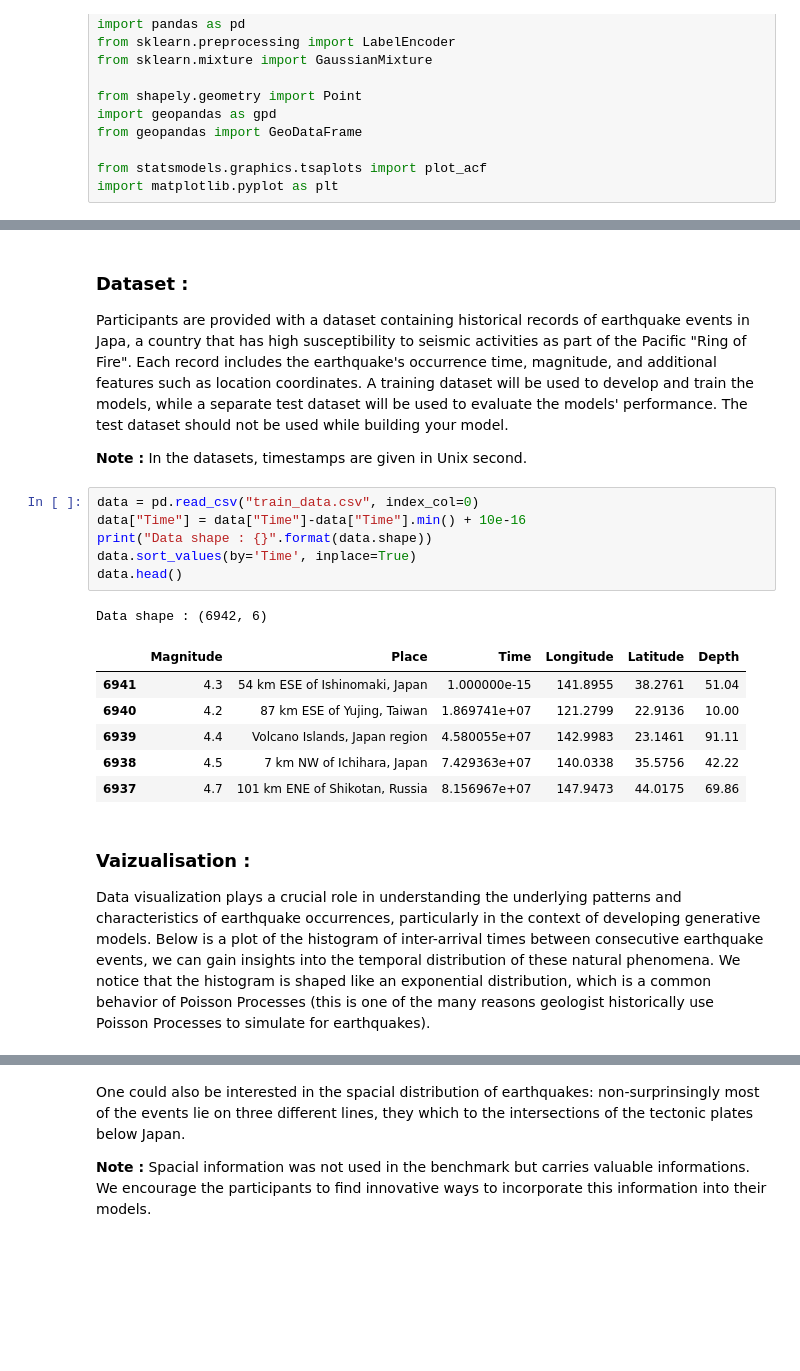
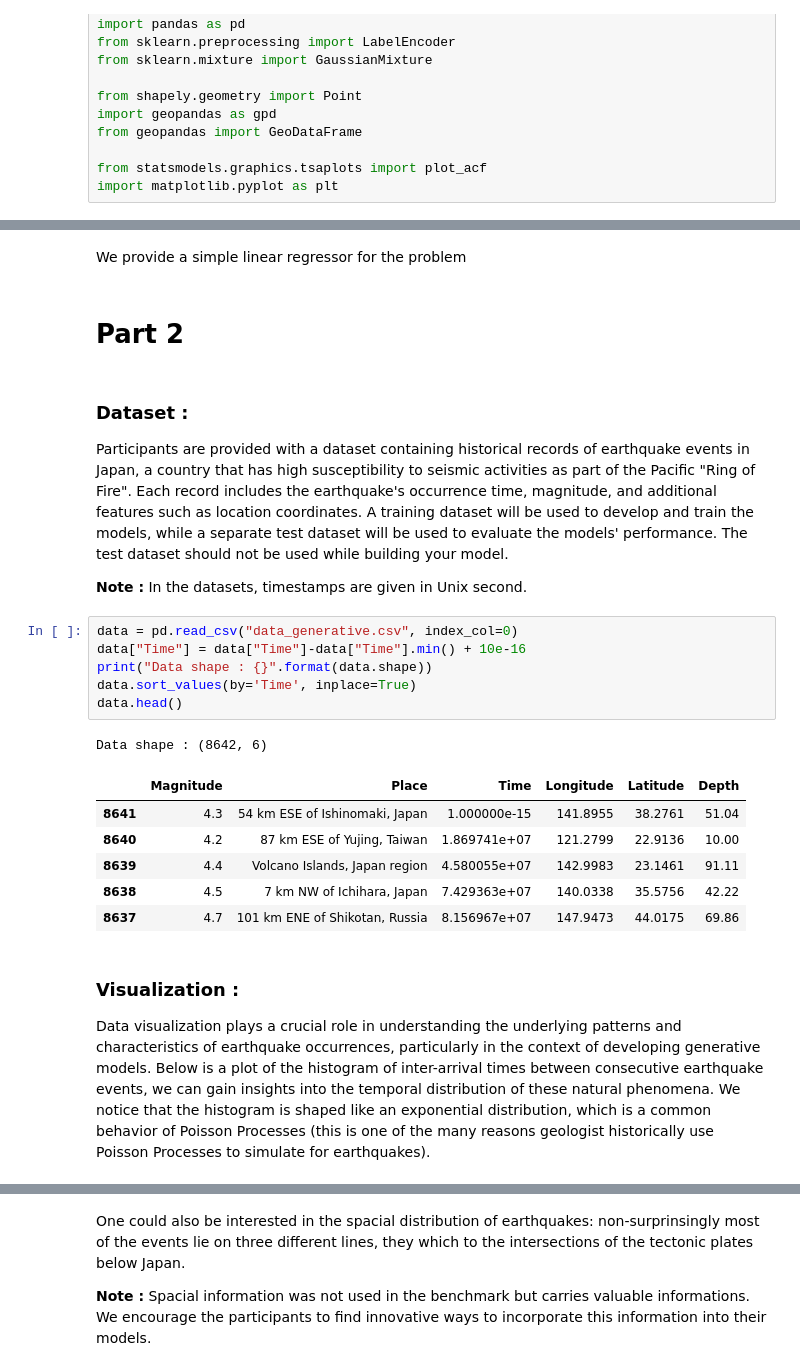
Before and after one commit to DaniloMarinho/Earthquake-generative-modelling, a Jupyter notebook: starting_kit.ipynb, the cells around one changed output, grey strips where cells are left out. Cells and saved outputs as stored; diff of their text form; blank space fills up the shorter version.

```diff
--- a/starting_kit.ipynb
+++ b/starting_kit.ipynb
@@ -31,25 +56,29 @@ import matplotlib.pyplot as plt
+# %% [markdown]
+We provide a simple linear regressor for the problem
+# %% [markdown]
+# Part 2
 # %% [markdown]
 ### Dataset :
 
-Participants are provided with a dataset containing historical records of earthquake events in Japa, a country that has high susceptibility to seismic activities as part of the Pacific "Ring of Fire". Each record includes the earthquake's occurrence time, magnitude, and additional features such as location coordinates. A training dataset will be used to develop and train the models, while a separate test dataset will be used to evaluate the models' performance. The test dataset should not be used while building your model.
+Participants are provided with a dataset containing historical records of earthquake events in Japan, a country that has high susceptibility to seismic activities as part of the Pacific "Ring of Fire". Each record includes the earthquake's occurrence time, magnitude, and additional features such as location coordinates. A training dataset will be used to develop and train the models, while a separate test dataset will be used to evaluate the models' performance. The test dataset should not be used while building your model.
 
 **Note :** In the datasets, timestamps are given in Unix second.
 # %%
-data = pd.read_csv("train_data.csv", index_col=0)
+data = pd.read_csv("data_generative.csv", index_col=0)
 data["Time"] = data["Time"]-data["Time"].min() + 10e-16
 print("Data shape : {}".format(data.shape))
 data.sort_values(by='Time', inplace=True)
 data.head()
 # %% [output]
-Data shape : (6942, 6)
+Data shape : (8642, 6)
 |  | Magnitude | Place | Time | Longitude | Latitude | Depth |
-| 6941 | 4.3 | 54 km ESE of Ishinomaki, Japan | 1.000000e-15 | 141.8955 | 38.2761 | 51.04 |
-| 6940 | 4.2 | 87 km ESE of Yujing, Taiwan | 1.869741e+07 | 121.2799 | 22.9136 | 10.00 |
-| 6939 | 4.4 | Volcano Islands, Japan region | 4.580055e+07 | 142.9983 | 23.1461 | 91.11 |
-| 6938 | 4.5 | 7 km NW of Ichihara, Japan | 7.429363e+07 | 140.0338 | 35.5756 | 42.22 |
-| 6937 | 4.7 | 101 km ENE of Shikotan, Russia | 8.156967e+07 | 147.9473 | 44.0175 | 69.86 |
+| 8641 | 4.3 | 54 km ESE of Ishinomaki, Japan | 1.000000e-15 | 141.8955 | 38.2761 | 51.04 |
+| 8640 | 4.2 | 87 km ESE of Yujing, Taiwan | 1.869741e+07 | 121.2799 | 22.9136 | 10.00 |
+| 8639 | 4.4 | Volcano Islands, Japan region | 4.580055e+07 | 142.9983 | 23.1461 | 91.11 |
+| 8638 | 4.5 | 7 km NW of Ichihara, Japan | 7.429363e+07 | 140.0338 | 35.5756 | 42.22 |
+| 8637 | 4.7 | 101 km ENE of Shikotan, Russia | 8.156967e+07 | 147.9473 | 44.0175 | 69.86 |
 # %% [markdown]
-### Vaizualisation :
+### Visualization :
 
 Data visualization plays a crucial role in understanding the underlying patterns and characteristics of earthquake occurrences, particularly in the context of developing generative models. Below is a plot of the histogram of inter-arrival times between consecutive earthquake events, we can gain insights into the temporal distribution of these natural phenomena. We notice that the histogram is shaped like an exponential distribution, which is a common behavior of Poisson Processes (this is one of the many reasons geologist historically use Poisson Processes to simulate for earthquakes).
 # %%
```
Also changed, not shown: parts of 10 cells of this notebook, 3 other files.
